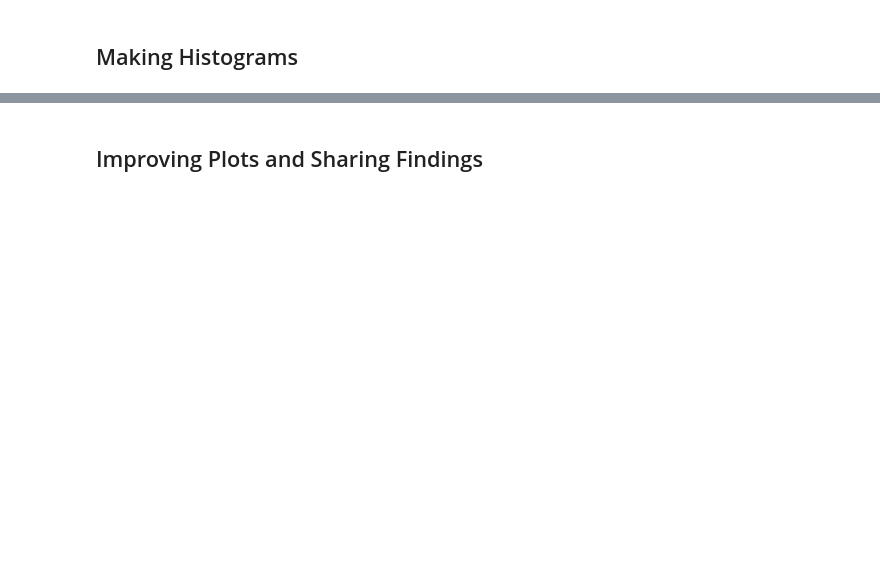
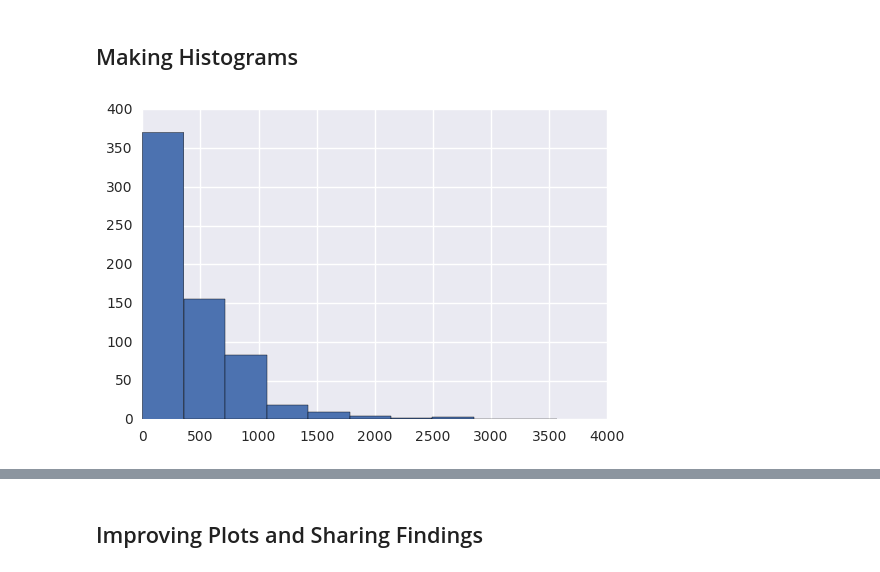
Before and after one commit to galvaresricardo/Udacity-Course-Data-Analysis-NanoDegree, a Jupyter notebook: Lesson 2/Exercise/L1_Starter_Code.ipynb, the cells around one changed output, grey strips where cells are left out. Saved outputs shown, nothing was run; the diff lists cells and outputs as text; code cells hidden in the pictures; blank space fills up the shorter version.

Commit message:
Finishing project lesson 1

```diff
--- a/Lesson 2/Exercise/L1_Starter_Code.ipynb
+++ b/Lesson 2/Exercise/L1_Starter_Code.ipynb
@@ -191,12 +201,10 @@ print len(non_udacity_submissions)
 # %%
 paid_students = {}
 for enrollment in non_udacity_enrollments:
-    if (not enrollment['is_canceled'] or
-            enrollment['days_to_cancel'] > 7):
+    if (not enrollment['is_canceled'] or enrollment['days_to_cancel'] > 7):
         account_key = enrollment['account_key']
         enrollment_date = enrollment['join_date']
-        if (account_key not in paid_students or
-                enrollment_date > paid_students[account_key]):
+        if (account_key not in paid_students or enrollment_date > paid_students[account_key]):
             paid_students[account_key] = enrollment_date
 len(paid_students)
 ## Create a dictionary named paid_students containing all students who either
@@ -212,4 +220,4 @@ len(paid_students)
 # of the student joining.
 def within_one_week(join_date, engagement_date):
     time_delta = engagement_date - join_date
-    return time_delta.days < 7 and time_delta.days > 0
+    return time_delta.days < 7 and time_delta.days >= 0
@@ -317,16 +366,25 @@ TypeError: list indices must be integers, not unicode
 # %% [markdown]
 ## Splitting out Passing Students
 # %%
-######################################
-#                 11                 #
-######################################
+passing_engagement = []
+non_passing_engagement = []
+passing_subway = set()
+
+subway_project_lesson_keys = ['746169184', '3176718735']
+for submission in paid_submissions:
+    if submission['lesson_key'] in subway_project_lesson_keys and \
+    (submission['assigned_rating'] == 'PASSED' or submission['assigned_rating'] == 'DISTINCTION') :
+        passing_subway.add(submission['account_key'])
+
+for engagement_record in paid_engagement_in_first_week:
+    if engagement_record['account_key'] in passing_subway:
+        passing_engagement.append(engagement_record)
+    else:
+        non_passing_engagement.append(engagement_record)
 
 ## Create two lists of engagement data for paid students in the first week.
 ## The first list should contain data for students who eventually pass the
 ## subway project, and the second list should contain data for students
 ## who do not.
-
-subway_project_lesson_keys = ['746169184', '3176718735']
-
-passing_engagement =
-non_passing_engagement =
+print len(passing_engagement)
+print len(non_passing_engagement)
@@ -344,10 +487,18 @@ non_passing_engagement =
 # %% [markdown]
 ## Making Histograms
 # %%
-######################################
-#                 13                 #
-######################################
+import matplotlib.pyplot as plt
+import seaborn as sns
+def making_hist(data):
+    %matplotlib inline
+    plt.hist(data)
+
+making_hist(total_minutes_passing)
+
+
 
 ## Make histograms of the three metrics we looked at earlier for both
 ## students who passed the subway project and students who didn't. You
 ## might also want to make histograms of any other metrics you examined.
+# %% [output]
+[figure, added]
```
Also changed, not shown: parts of 27 cells of this notebook.
